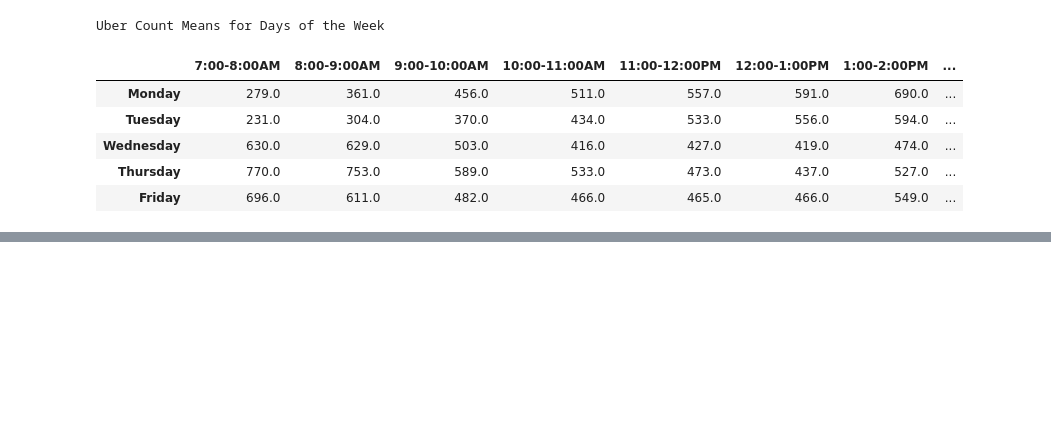
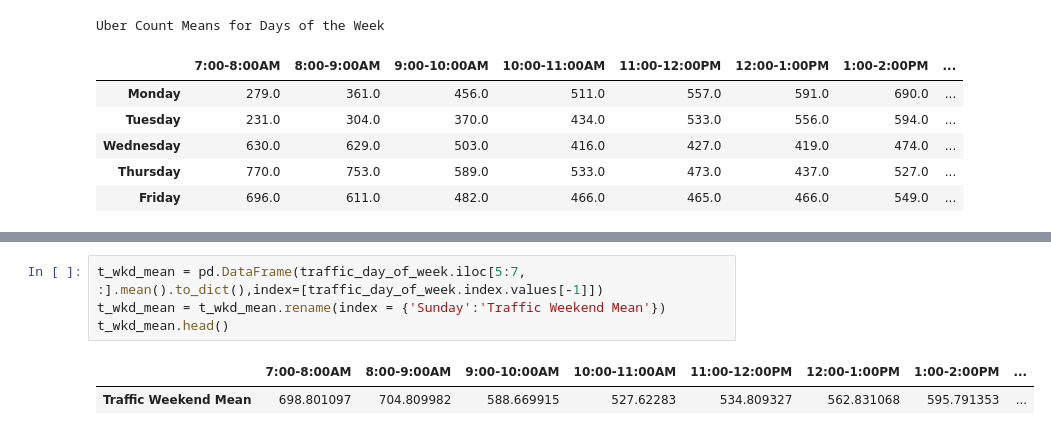
Before and after one commit to jl2586/INFO-2950-Final-Project, a Jupyter notebook: Final Project.ipynb, the cells around one changed output, grey strips where cells are left out. Cells and saved outputs as stored; diff of their text form; blank space fills up the shorter version.

```diff
--- a/Final Project.ipynb
+++ b/Final Project.ipynb
@@ -298,0 +301,7 @@ IndexError: too many indices for array
+# %%
+t_wkd_mean = pd.DataFrame(traffic_day_of_week.iloc[5:7, :].mean().to_dict(),index=[traffic_day_of_week.index.values[-1]])
+t_wkd_mean = t_wkd_mean.rename(index = {'Sunday':'Traffic Weekend Mean'})
+t_wkd_mean.head()
+# %% [output]
+|  | 7:00-8:00AM | 8:00-9:00AM | 9:00-10:00AM | 10:00-11:00AM | 11:00-12:00PM | 12:00-1:00PM | 1:00-2:00PM | ... |
+| Traffic Weekend Mean | 698.801097 | 704.809982 | 588.669915 | 527.62283 | 534.809327 | 562.831068 | 595.791353 | ... |
```
Also changed, not shown: parts of 6 cells of this notebook.
